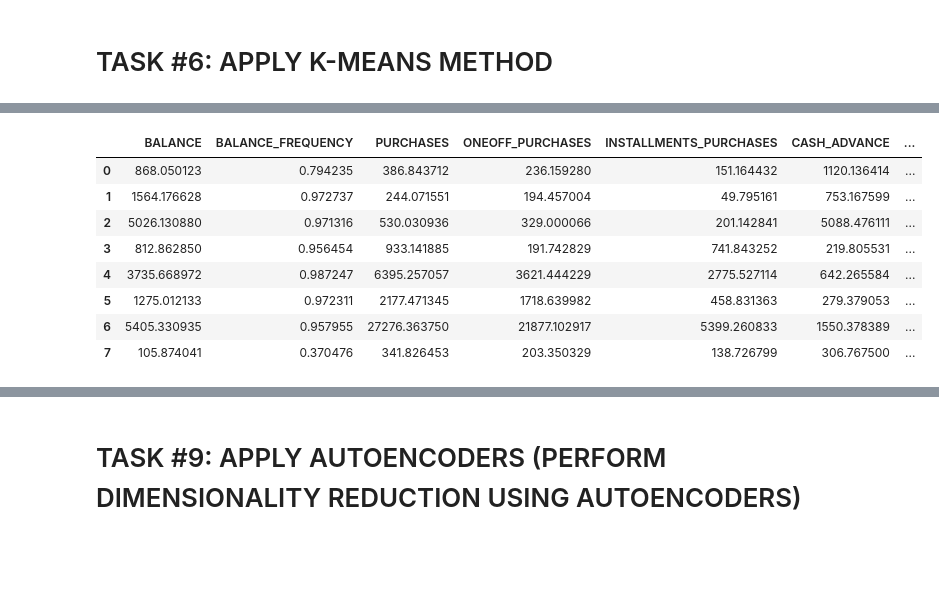
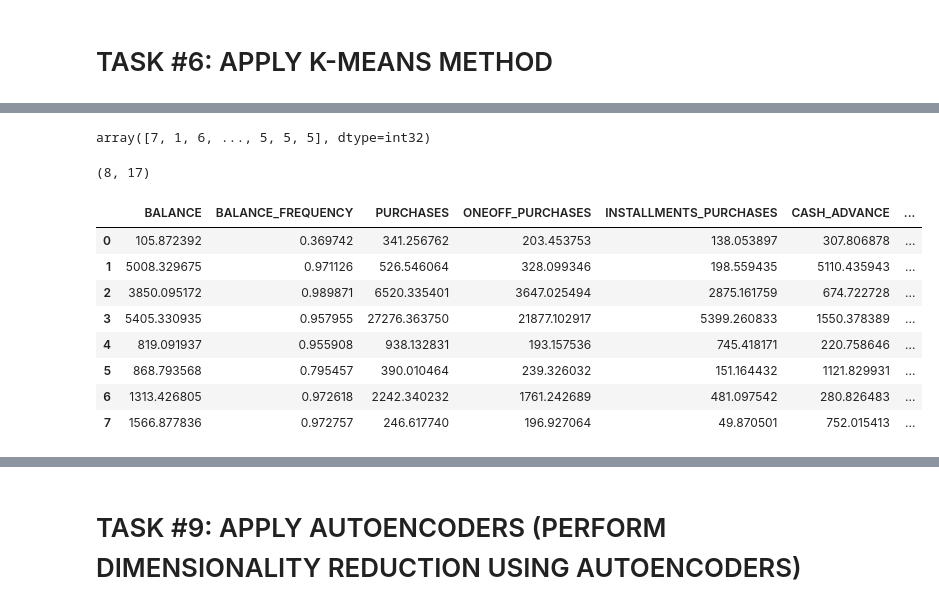
Before and after one commit to hdonghun/-Machine-learning, a Jupyter notebook: Marketing_Department_Skeleton.ipynb, the cells around one changed output, grey strips where cells are left out. Saved outputs shown, nothing was run; the diff lists cells and outputs as text; code cells hidden in the pictures; blank space fills up the shorter version.

```diff
--- a/Marketing_Department_Skeleton.ipynb
+++ b/Marketing_Department_Skeleton.ipynb
@@ -352,18 +338,34 @@ plt.show()
+# %%
+kmeans = KMeans(8)
+kmeans.fit(creditcard_df_scaled)
+labels = kmeans.labels_
+# %%
+labels
+# %% [output]
+array([7, 1, 6, ..., 5, 5, 5], dtype=int32)
+# %%
+kmeans.cluster_centers_.shape
+# %% [output]
+(8, 17)
+# %%
+cluster_centers = pd.DataFrame(data = kmeans.cluster_centers_, columns = [creditcard_df.columns])
 # %%
 # In order to understand what these numbers mean, let's perform inverse transformation
-
+cluster_centers = scaler.inverse_transform(cluster_centers)
+cluster_centers = pd.DataFrame(data = cluster_centers, columns = [creditcard_df.columns])
+cluster_centers
 
 # First Customers cluster (Transactors): Those are customers who pay least amount of intrerest charges and careful with their money, Cluster with lowest balance ($104) and cash advance ($303), Percentage of full payment = 23%
 # Second customers cluster (revolvers) who use credit card as a loan (most lucrative sector): highest balance ($5000) and cash advance (~$5000), low purchase frequency, high cash advance frequency (0.5), high cash advance transactions (16) and low percentage of full payment (3%)
 # Third customer cluster (VIP/Prime): high credit limit $16K and highest percentage of full payment, target for increase credit limit and increase spending habits
 # Fourth customer cluster (low tenure): these are customers with low tenure (7 years), low balance
 # %% [output]
 |  | BALANCE | BALANCE_FREQUENCY | PURCHASES | ONEOFF_PURCHASES | INSTALLMENTS_PURCHASES | CASH_ADVANCE | ... |
-| 0 | 868.050123 | 0.794235 | 386.843712 | 236.159280 | 151.164432 | 1120.136414 | ... |
-| 1 | 1564.176628 | 0.972737 | 244.071551 | 194.457004 | 49.795161 | 753.167599 | ... |
-| 2 | 5026.130880 | 0.971316 | 530.030936 | 329.000066 | 201.142841 | 5088.476111 | ... |
-| 3 | 812.862850 | 0.956454 | 933.141885 | 191.742829 | 741.843252 | 219.805531 | ... |
-| 4 | 3735.668972 | 0.987247 | 6395.257057 | 3621.444229 | 2775.527114 | 642.265584 | ... |
-| 5 | 1275.012133 | 0.972311 | 2177.471345 | 1718.639982 | 458.831363 | 279.379053 | ... |
-| 6 | 5405.330935 | 0.957955 | 27276.363750 | 21877.102917 | 5399.260833 | 1550.378389 | ... |
-| 7 | 105.874041 | 0.370476 | 341.826453 | 203.350329 | 138.726799 | 306.767500 | ... |
+| 0 | 105.872392 | 0.369742 | 341.256762 | 203.453753 | 138.053897 | 307.806878 | ... |
+| 1 | 5008.329675 | 0.971126 | 526.546064 | 328.099346 | 198.559435 | 5110.435943 | ... |
+| 2 | 3850.095172 | 0.989871 | 6520.335401 | 3647.025494 | 2875.161759 | 674.722728 | ... |
+| 3 | 5405.330935 | 0.957955 | 27276.363750 | 21877.102917 | 5399.260833 | 1550.378389 | ... |
+| 4 | 819.091937 | 0.955908 | 938.132831 | 193.157536 | 745.418171 | 220.758646 | ... |
+| 5 | 868.793568 | 0.795457 | 390.010464 | 239.326032 | 151.164432 | 1121.829931 | ... |
+| 6 | 1313.426805 | 0.972618 | 2242.340232 | 1761.242689 | 481.097542 | 280.826483 | ... |
+| 7 | 1566.877836 | 0.972757 | 246.617740 | 196.927064 | 49.870501 | 752.015413 | ... |
```
Also changed, not shown: parts of 24 cells of this notebook.
